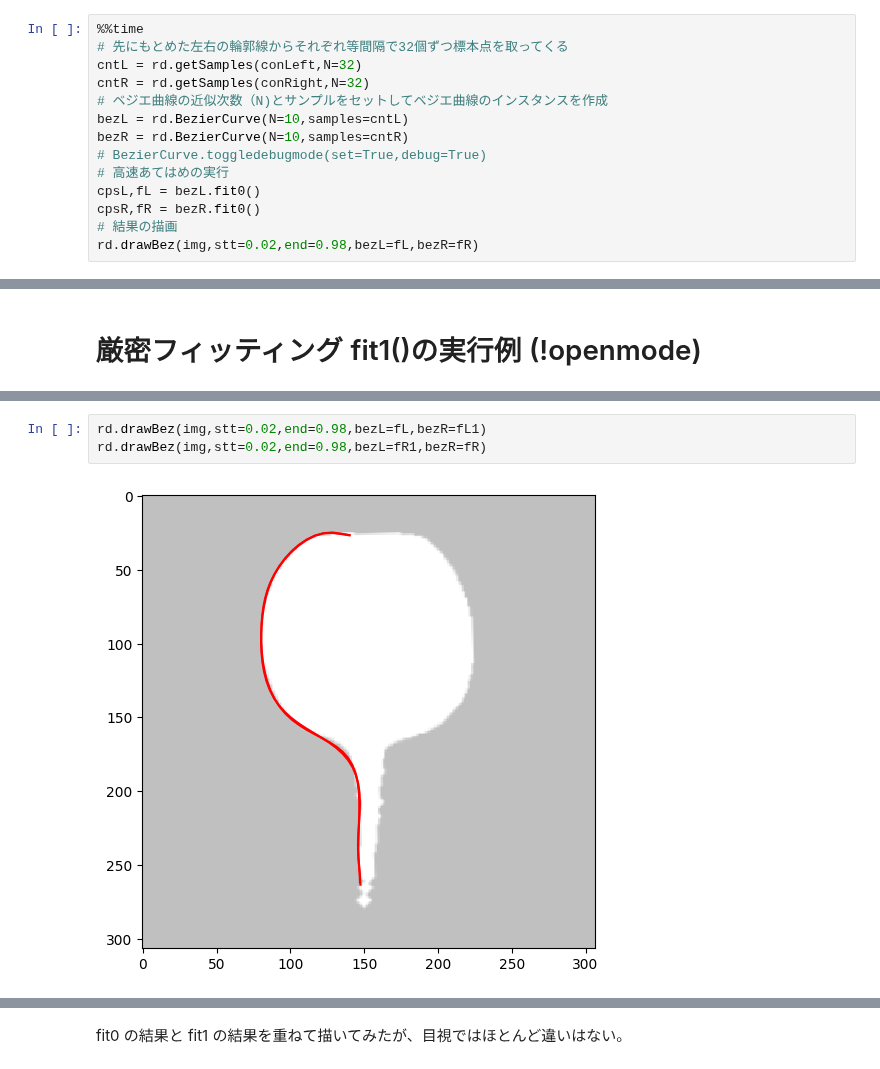
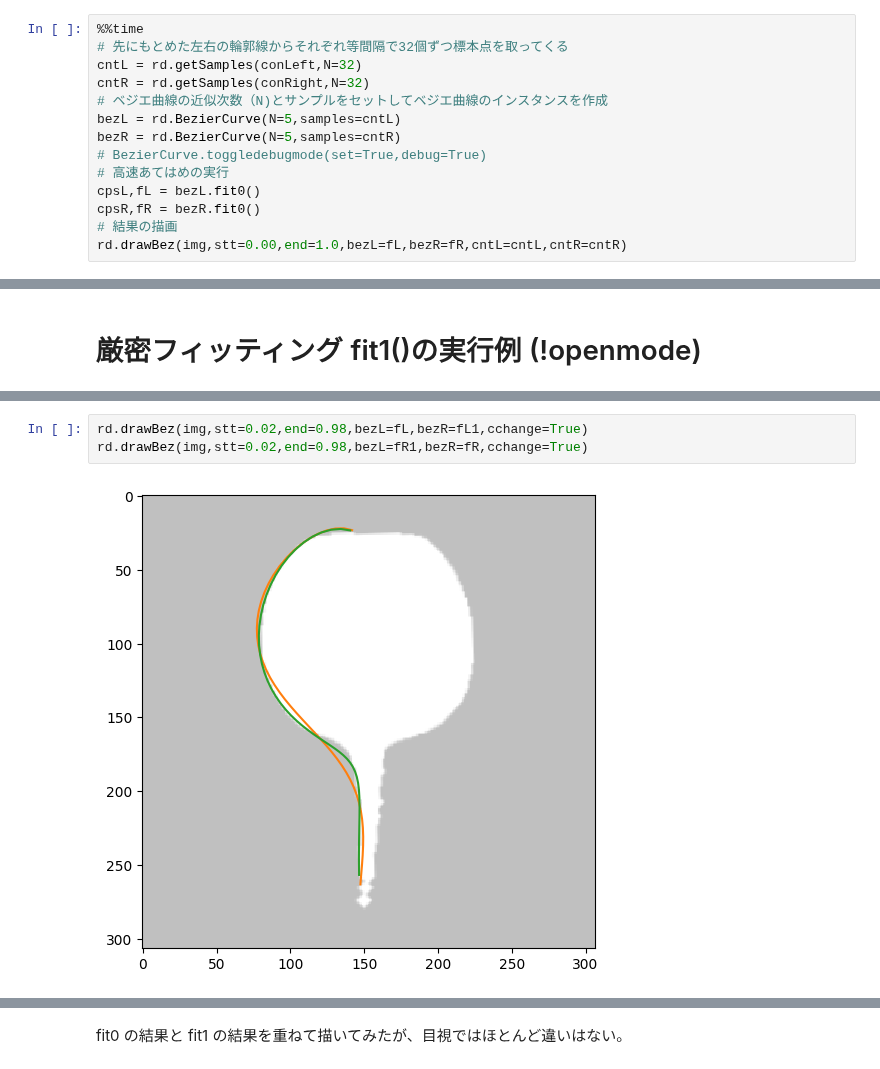
Before and after one commit to iciromaco/RadiShLab, a Jupyter notebook: S6_ベジエ曲線あてはめ.ipynb, the cells around one changed output, grey strips where cells are left out. Cells and saved outputs as stored; diff of their text form.

```diff
--- a/S6_ベジエ曲線あてはめ.ipynb
+++ b/S6_ベジエ曲線あてはめ.ipynb
@@ -171,12 +171,12 @@ openmode  :  False
 cntL = rd.getSamples(conLeft,N=32)
 cntR = rd.getSamples(conRight,N=32)
 # ベジエ曲線の近似次数（N)とサンプルをセットしてベジエ曲線のインスタンスを作成
-bezL = rd.BezierCurve(N=10,samples=cntL)
-bezR = rd.BezierCurve(N=10,samples=cntR)
+bezL = rd.BezierCurve(N=5,samples=cntL)
+bezR = rd.BezierCurve(N=5,samples=cntR)
 # BezierCurve.toggledebugmode(set=True,debug=True)
 # 高速あてはめの実行
 cpsL,fL = bezL.fit0()
 cpsR,fR = bezR.fit0()
 # 結果の描画
-rd.drawBez(img,stt=0.02,end=0.98,bezL=fL,bezR=fR)
+rd.drawBez(img,stt=0.00,end=1.0,bezL=fL,bezR=fR,cntL=cntL,cntR=cntR)
 # %% [output]
@@ -242,5 +237,5 @@ Wall time: 40 s
 # %%
-rd.drawBez(img,stt=0.02,end=0.98,bezL=fL,bezR=fL1)
-rd.drawBez(img,stt=0.02,end=0.98,bezL=fR1,bezR=fR)
+rd.drawBez(img,stt=0.02,end=0.98,bezL=fL,bezR=fL1,cchange=True)
+rd.drawBez(img,stt=0.02,end=0.98,bezL=fR1,bezR=fR,cchange=True)
 # %% [output]
-[figure, old version]
+[figure, new version]
```
Also changed, not shown: parts of 30 cells of this notebook.
